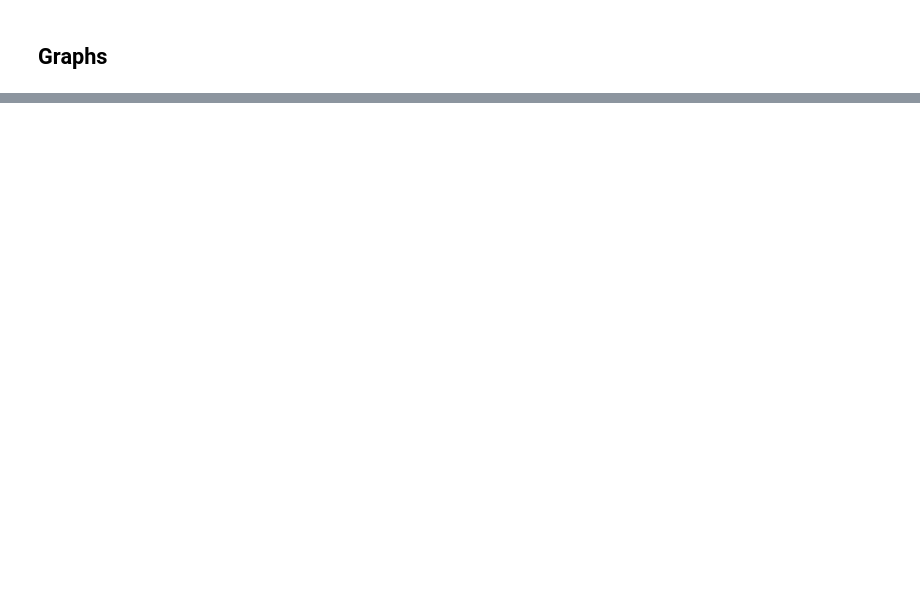
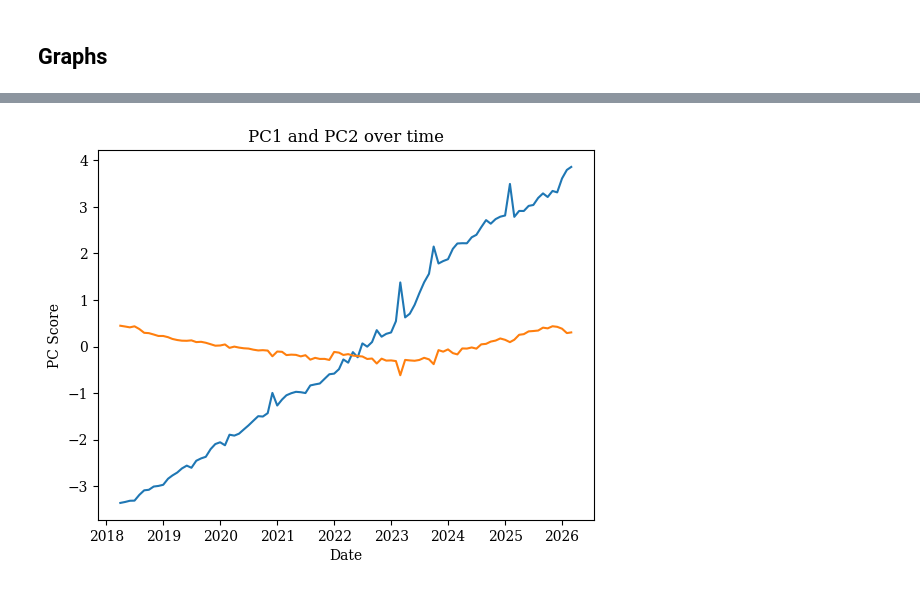
Before and after one commit to PiotrWey/SteamHWSAnalysis, a Jupyter notebook: analysis.ipynb, the cells around one changed output, grey strips where cells are left out. Saved outputs shown, nothing was run; the diff lists cells and outputs as text; code cells hidden in the pictures; blank space fills up the shorter version.

```diff
--- a/analysis.ipynb
+++ b/analysis.ipynb
@@ -276,0 +305,20 @@ plot = std_df.plot()
+# %%
+# shown going down, going up makes more sense
+X_pca[:, 0] *= -1 if X_pca[0,0] > X_pca[95,0] else 1
+
+pca_df = pd.DataFrame(
+  X_pca,
+  columns = ["PC1", "PC2"]
+)
+
+pca_df.index = [ dt.datetime(2018, 4, 1) + relativedelta(months=i) for i in range(96) ]
+
+fig, ax = pyplot.subplots()
+ax.plot(pca_df)
+ax.set_xlabel("Date")
+ax.set_ylabel("PC Score")
+ax.set_title("PC1 and PC2 over time")
+
+pyplot.savefig("pc_scores_time.pdf")
+# %% [output]
+[figure, added]
```
Also changed, not shown: parts of 3 cells of this notebook, 2 other files.
